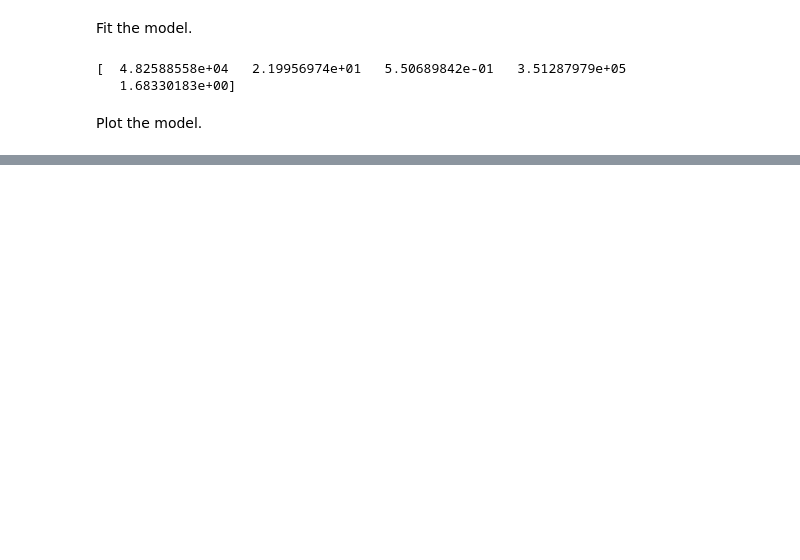
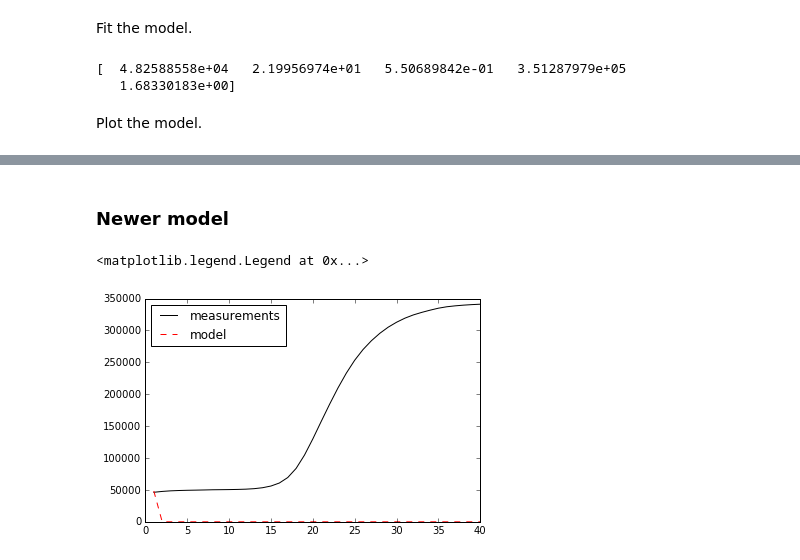
Before and after one commit to TruePCR/TruePCR, a Jupyter notebook: notebook/qPRC.ipynb, the cells around one changed output, grey strips where cells are left out. Cells and saved outputs as stored; diff of their text form; code cells hidden in the pictures; blank space fills up the shorter version.

Commit message:
add new model to the notebook

```diff
--- a/notebook/qPRC.ipynb
+++ b/notebook/qPRC.ipynb
@@ -194,0 +197,2 @@ legend(loc='upper left')
+# %% [markdown]
+### Newer model
@@ -194,0 +204,11 @@ legend(loc='upper left')
+# %%
+from qPRC.lib.fitter import f
+
+fitted_vals = f(times, *params)
+
+plot(times, concentrations, 'k-', label='measurements')
+plot(times, fitted_vals, 'r--', label='model')
+legend(loc='upper left')
+# %% [output]
+<matplotlib.legend.Legend at 0x...>
+[figure, added]
```
Also changed, not shown: parts of 7 cells of this notebook.
